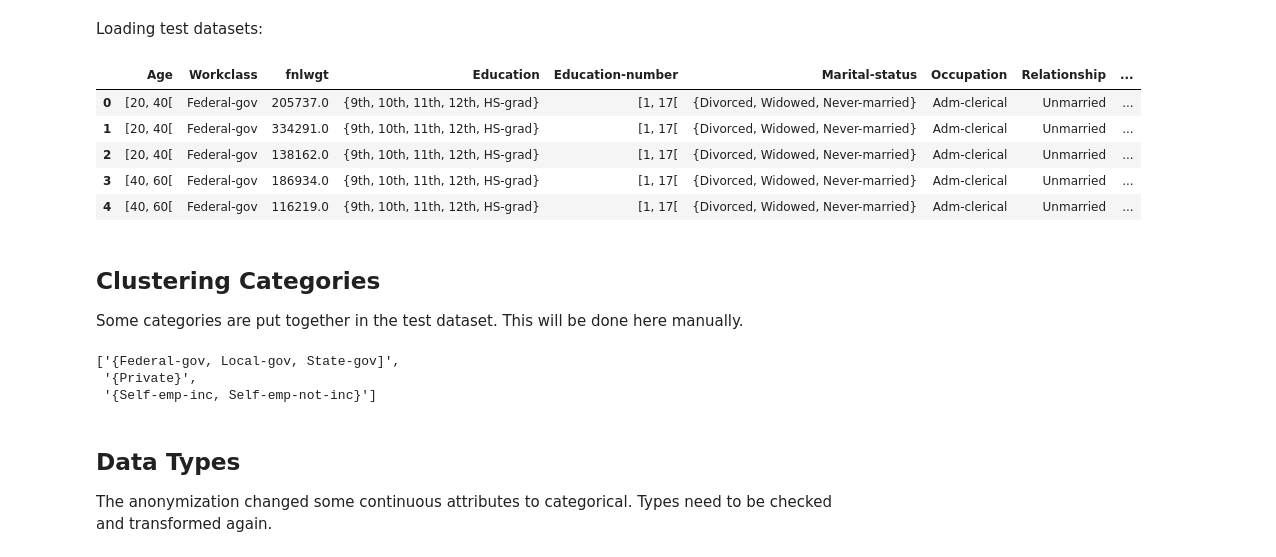
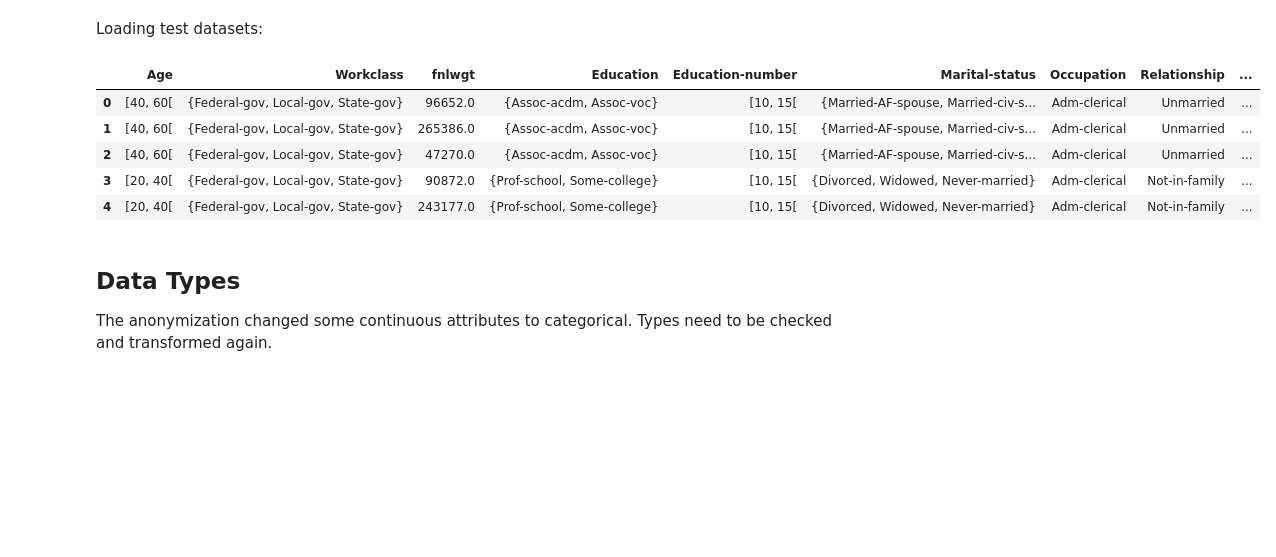
Before and after one commit to Codo155/BSc_Notbooks, a Jupyter notebook: Adult_Dataset/Anonymized_adult_test_dataset.ipynb, the cells around one changed output. Drawn from its saved outputs; the diff is of its cells as text; code cells hidden in the pictures; blank space fills up the shorter version.

```diff
--- a/Adult_Dataset/Anonymized_adult_test_dataset.ipynb
+++ b/Adult_Dataset/Anonymized_adult_test_dataset.ipynb
@@ -15,17 +15,12 @@ warnings.filterwarnings('ignore')
 # %% [markdown]
 Loading test datasets:
 # %%
-adult_test_data = pandas.read_csv('Anonymized/anonymized_adult_test_data.csv', index_col= False);
+adult_test_data = pandas.read_csv('Anonymized/anonymized_adult_test_data02.csv', index_col= False);
 display(adult_test_data.head())
 # %% [output]
 |  | Age | Workclass | fnlwgt | Education | Education-number | Marital-status | Occupation | Relationship | ... |
-| 0 | [20, 40[ | Federal-gov | 205737.0 | {9th, 10th, 11th, 12th, HS-grad} | [1, 17[ | {Divorced, Widowed, Never-married} | Adm-clerical | Unmarried | ... |
-| 1 | [20, 40[ | Federal-gov | 334291.0 | {9th, 10th, 11th, 12th, HS-grad} | [1, 17[ | {Divorced, Widowed, Never-married} | Adm-clerical | Unmarried | ... |
-| 2 | [20, 40[ | Federal-gov | 138162.0 | {9th, 10th, 11th, 12th, HS-grad} | [1, 17[ | {Divorced, Widowed, Never-married} | Adm-clerical | Unmarried | ... |
-| 3 | [40, 60[ | Federal-gov | 186934.0 | {9th, 10th, 11th, 12th, HS-grad} | [1, 17[ | {Divorced, Widowed, Never-married} | Adm-clerical | Unmarried | ... |
-| 4 | [40, 60[ | Federal-gov | 116219.0 | {9th, 10th, 11th, 12th, HS-grad} | [1, 17[ | {Divorced, Widowed, Never-married} | Adm-clerical | Unmarried | ... |
+| 0 | [40, 60[ | {Federal-gov, Local-gov, State-gov} | 96652.0 | {Assoc-acdm, Assoc-voc} | [10, 15[ | {Married-AF-spouse, Married-civ-s... | Adm-clerical | Unmarried | ... |
+| 1 | [40, 60[ | {Federal-gov, Local-gov, State-gov} | 265386.0 | {Assoc-acdm, Assoc-voc} | [10, 15[ | {Married-AF-spouse, Married-civ-s... | Adm-clerical | Unmarried | ... |
+| 2 | [40, 60[ | {Federal-gov, Local-gov, State-gov} | 47270.0 | {Assoc-acdm, Assoc-voc} | [10, 15[ | {Married-AF-spouse, Married-civ-s... | Adm-clerical | Unmarried | ... |
+| 3 | [20, 40[ | {Federal-gov, Local-gov, State-gov} | 90872.0 | {Prof-school, Some-college} | [10, 15[ | {Divorced, Widowed, Never-married} | Adm-clerical | Not-in-family | ... |
+| 4 | [20, 40[ | {Federal-gov, Local-gov, State-gov} | 243177.0 | {Prof-school, Some-college} | [10, 15[ | {Divorced, Widowed, Never-married} | Adm-clerical | Not-in-family | ... |
-# %% [markdown]
-## Clustering Categories
-
-
-Some categories are put together in the test dataset. This will be done here manually.
@@ -35,9 +27,3 @@ adult_test_data['Workclass']=adult_test_data['Workclass'].astype('category')
-# %%
-adult_test_data['Workclass'].cat.categories.tolist()
-# %% [output]
-['{Federal-gov, Local-gov, State-gov]',
- '{Private}',
- '{Self-emp-inc, Self-emp-not-inc}']
 # %% [markdown]
 ## Data Types
 
```
Also changed, not shown: parts of 8 cells of this notebook, 2 other files.
